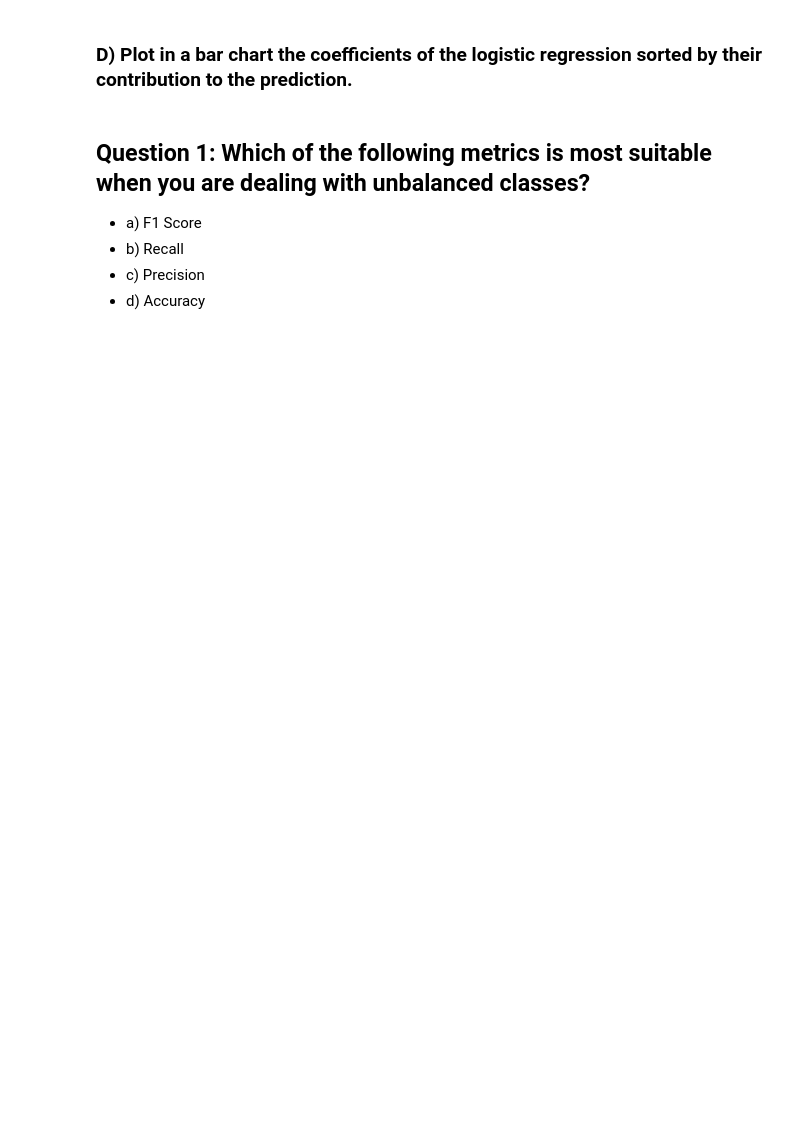
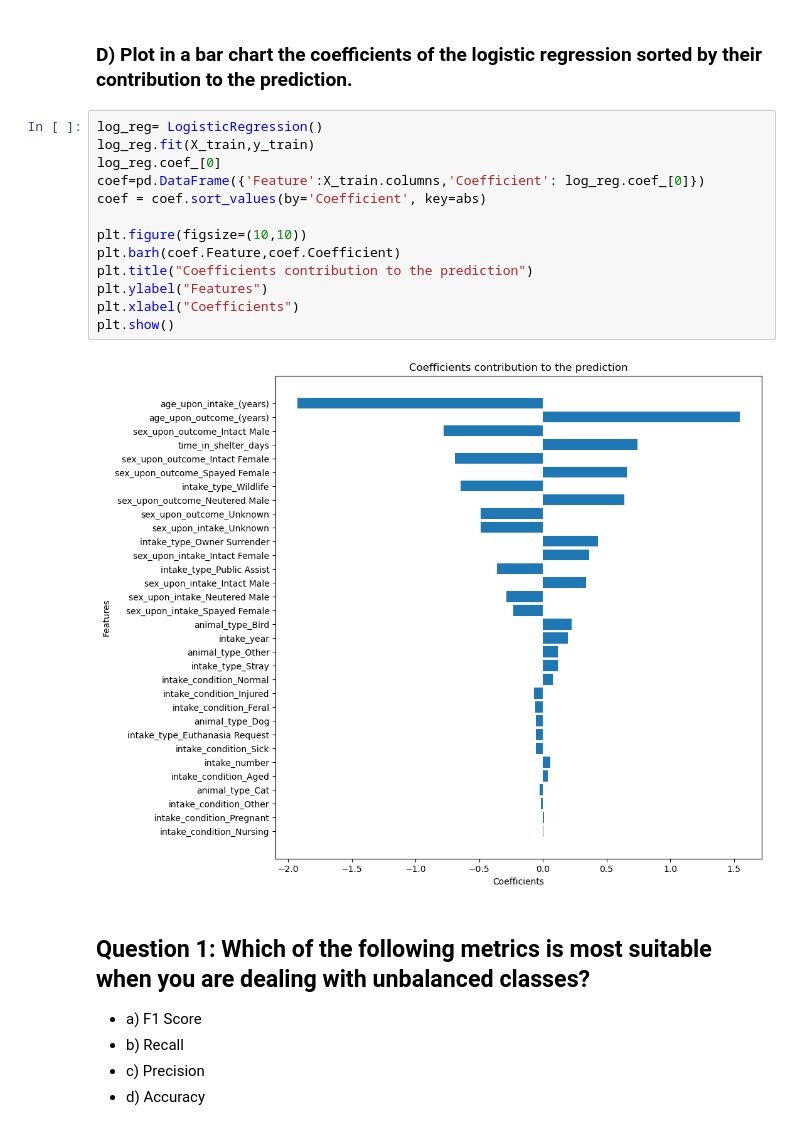
Before and after one commit to aiglegivree/ada_2025, a Jupyter notebook: Exercises/07 - Learning from data - Applied machine learning/AppliedML.ipynb, the cells around one changed output. Cells and saved outputs as stored; diff of their text form; blank space fills up the shorter version.

```diff
--- a/Exercises/07 - Learning from data - Applied machine learning/AppliedML.ipynb
+++ b/Exercises/07 - Learning from data - Applied machine learning/AppliedML.ipynb
@@ -90,5 +151,20 @@ X_train,X_test = standardize(X_train,X_test)
 # %% [markdown]
 ### D) Plot in a bar chart the coefficients of the logistic regression sorted by their contribution to the prediction.
+# %%
+log_reg= LogisticRegression()
+log_reg.fit(X_train,y_train)
+log_reg.coef_[0]
+coef=pd.DataFrame({'Feature':X_train.columns,'Coefficient': log_reg.coef_[0]})
+coef = coef.sort_values(by='Coefficient', key=abs)
+
+plt.figure(figsize=(10,10))
+plt.barh(coef.Feature,coef.Coefficient)
+plt.title("Coefficients contribution to the prediction")
+plt.ylabel("Features")
+plt.xlabel("Coefficients")
+plt.show()
+# %% [output]
+[figure, added]
 # %% [markdown]
 
 ## Question 1: Which of the following metrics is most suitable when you are dealing with unbalanced classes?
```
Also changed, not shown: parts of 4 cells of this notebook.
